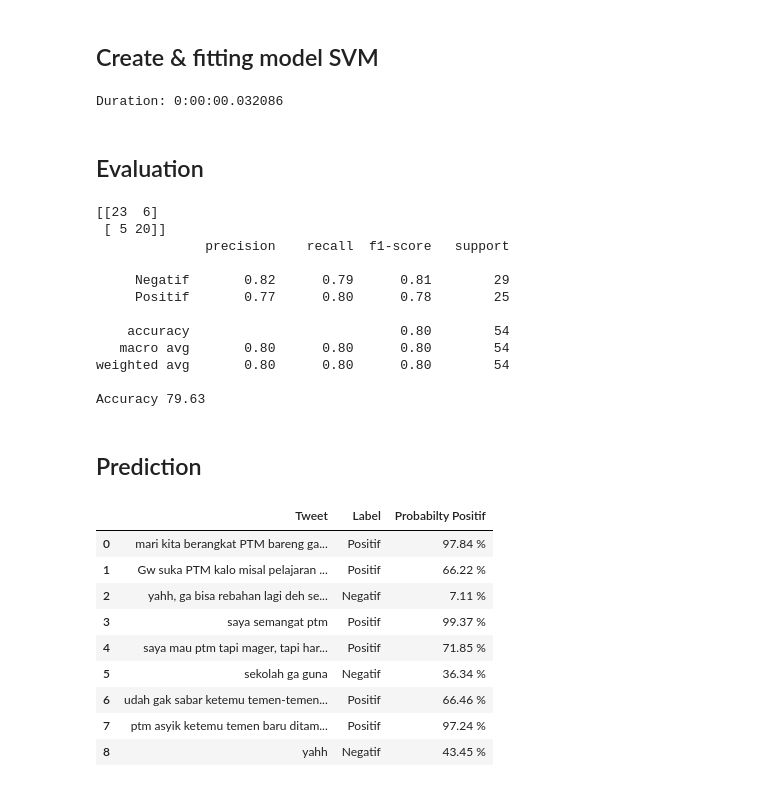
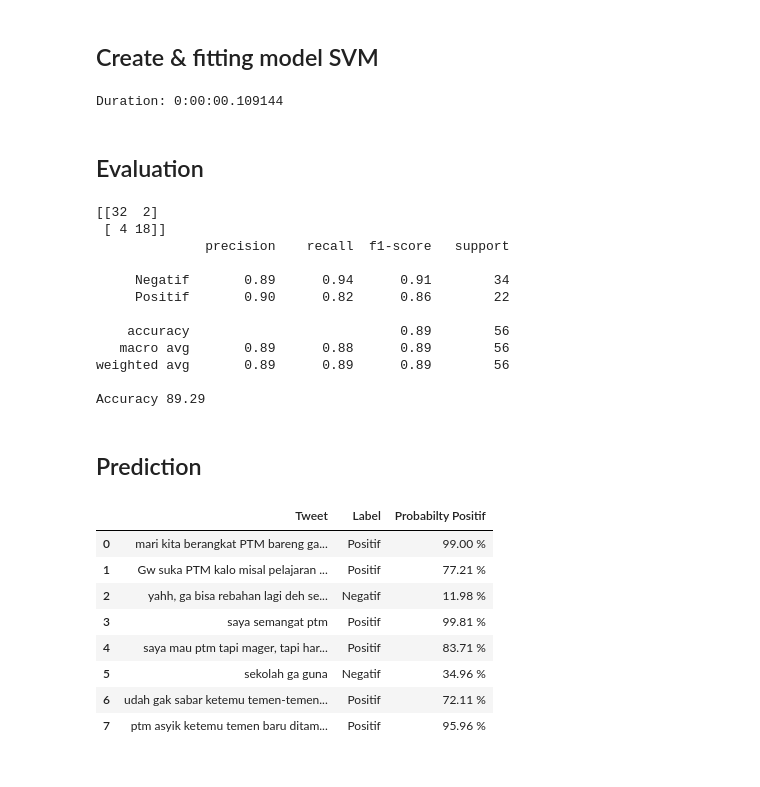
Before and after one commit to panjiram/Program-Tugas-Akhir, a Jupyter notebook: TA_Klasifikasi_Sentimen_metode_SVM_LINEAR.ipynb, the cells around one changed output. Saved outputs shown, nothing was run; the diff lists cells and outputs as text; code cells hidden in the pictures.

```diff
--- a/TA_Klasifikasi_Sentimen_metode_SVM_LINEAR.ipynb
+++ b/TA_Klasifikasi_Sentimen_metode_SVM_LINEAR.ipynb
@@ -400,7 +393,7 @@ X_train, X_test, y_train, y_test = train_test_split(Train_X_Tfidf, y, test_size=
 ## Create & fitting model SVM
 # %%
 start_time = datetime.now()
-svm = LinearSVC(C=1, max_iter=1000)
+svm = LinearSVC(C=0.1, max_iter=1000)
 clf = CalibratedClassifierCV(svm)
 clf.fit(X_train, y_train)
 clftest = svm.fit(X_train, y_train)
@@ -409,7 +402,7 @@ y_proba = clf.predict_proba(X_test)
 end_time = datetime.now()
 print("Duration: {}".format(end_time - start_time))
 # %% [output]
-Duration: 0:00:00.032086
+Duration: 0:00:00.109144
 # %% [markdown]
 ## Evaluation
 # %%
@@ -417,54 +410,52 @@ print(confusion_matrix(y_test,y_pred))
 print(classification_report(y_test,y_pred))
 print("Accuracy %.2f" % (accuracy_score(y_pred, y_test) * 100 ))
 # %% [output]
-[[23  6]
- [ 5 20]]
+[[32  2]
+ [ 4 18]]
               precision    recall  f1-score   support
 
-     Negatif       0.82      0.79      0.81        29
-     Positif       0.77      0.80      0.78        25
+     Negatif       0.89      0.94      0.91        34
+     Positif       0.90      0.82      0.86        22
 
-    accuracy                           0.80        54
-   macro avg       0.80      0.80      0.80        54
-weighted avg       0.80      0.80      0.80        54
+    accuracy                           0.89        56
+   macro avg       0.89      0.88      0.89        56
+weighted avg       0.89      0.89      0.89        56
 
-Accuracy 79.63
+Accuracy 89.29
 # %% [markdown]
 ## Prediction
 # %%
 test =['mari kita berangkat PTM bareng gaesss, semangat!',
        'Gw suka PTM kalo misal pelajaran kimia',
        'yahh, ga bisa rebahan lagi deh sekarang gara-gara PTM',
        'saya semangat ptm',
        'saya mau ptm tapi mager, tapi harus berangkatt',
        'sekolah ga guna',
        'udah gak sabar ketemu temen-temen waktu ptm, soalnya bosen online terus.',
-       'ptm asyik ketemu temen baru ditambah dompet tebel',
-       'yahh']
+       'ptm asyik ketemu temen baru ditambah dompet tebel']
 
 predicted = []
 for i in test :
     a = count_vect.transform([i])
     X_coba = tfidf_transformer.fit_transform(a).toarray()
     y_pred = clftest.predict(X_coba)
     acc = clf.predict_proba(X_coba)
     probsvc = acc.max(axis=0)
     pd.options.display.float_format = '{:,.2f}%'.format
     procres = acc.tolist()
     test = "".join(str(e) for e in procres)
     result = test.split(",")
     positif = float(result[1].replace("]",""))
     predicted.append({"Tweet": i , "Label" : y_pred[0], "Probabilty Positif" : "{:.2f} %".format(positif*100)})
 
 pd.DataFrame(predicted)
 # %% [output]
 |  | Tweet | Label | Probabilty Positif |
-| 0 | mari kita berangkat PTM bareng ga... | Positif | 97.84 % |
-| 1 | Gw suka PTM kalo misal pelajaran ... | Positif | 66.22 % |
-| 2 | yahh, ga bisa rebahan lagi deh se... | Negatif | 7.11 % |
-| 3 | saya semangat ptm | Positif | 99.37 % |
-| 4 | saya mau ptm tapi mager, tapi har... | Positif | 71.85 % |
-| 5 | sekolah ga guna | Negatif | 36.34 % |
-| 6 | udah gak sabar ketemu temen-temen... | Positif | 66.46 % |
-| 7 | ptm asyik ketemu temen baru ditam... | Positif | 97.24 % |
-| 8 | yahh | Negatif | 43.45 % |
+| 0 | mari kita berangkat PTM bareng ga... | Positif | 99.00 % |
+| 1 | Gw suka PTM kalo misal pelajaran ... | Positif | 77.21 % |
+| 2 | yahh, ga bisa rebahan lagi deh se... | Negatif | 11.98 % |
+| 3 | saya semangat ptm | Positif | 99.81 % |
+| 4 | saya mau ptm tapi mager, tapi har... | Positif | 83.71 % |
+| 5 | sekolah ga guna | Negatif | 34.96 % |
+| 6 | udah gak sabar ketemu temen-temen... | Positif | 72.11 % |
+| 7 | ptm asyik ketemu temen baru ditam... | Positif | 95.96 % |
```
Also changed, not shown: parts of 14 cells of this notebook.
